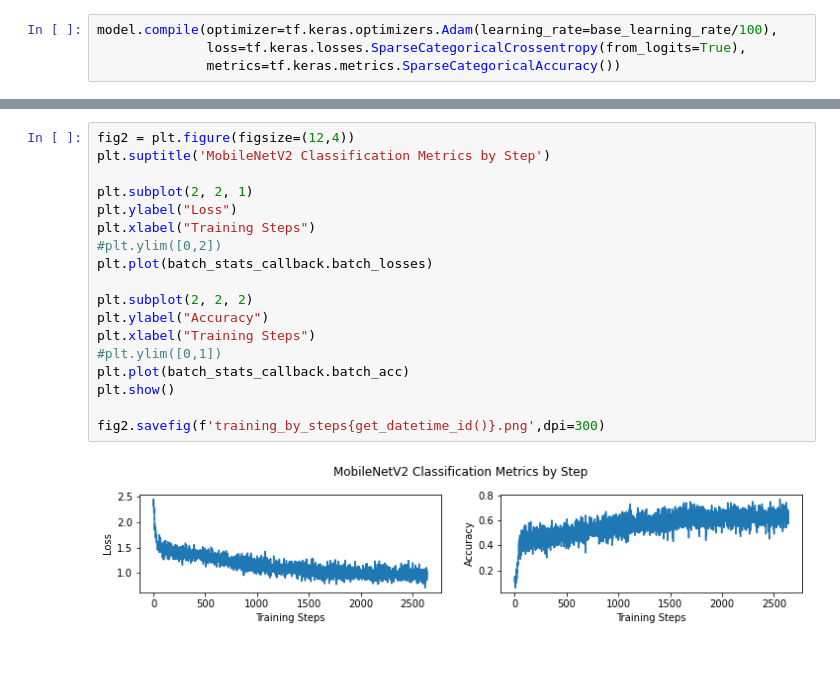
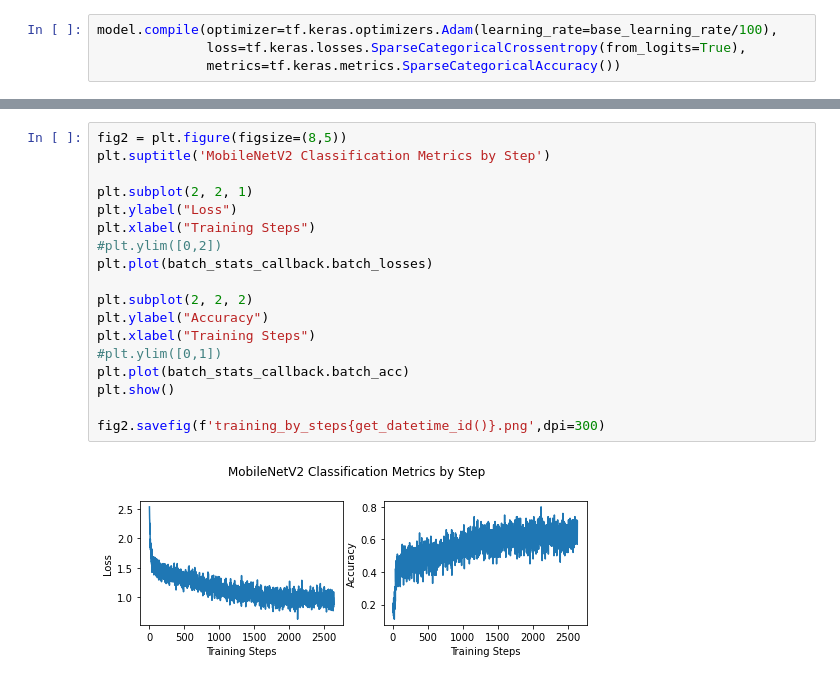
Before and after one commit to ryanhantruong/cbis-ddsm-classifier, a Jupyter notebook: Transfer_Learning_Classification.ipynb, the cells around one changed output, grey strips where cells are left out. Saved outputs shown, nothing was run; the diff lists cells and outputs as text.

```diff
--- a/Transfer_Learning_Classification.ipynb
+++ b/Transfer_Learning_Classification.ipynb
@@ -379,20 +401,20 @@ fig.savefig(f'training_by_epoch{get_datetime_id()}.png',dpi=300)
 # %%
-fig2 = plt.figure(figsize=(12,4))
+fig2 = plt.figure(figsize=(8,5))
 plt.suptitle('MobileNetV2 Classification Metrics by Step')
 
 plt.subplot(2, 2, 1)
 plt.ylabel("Loss")
 plt.xlabel("Training Steps")
 #plt.ylim([0,2])
 plt.plot(batch_stats_callback.batch_losses)
 
 plt.subplot(2, 2, 2)
 plt.ylabel("Accuracy")
 plt.xlabel("Training Steps")
 #plt.ylim([0,1])
 plt.plot(batch_stats_callback.batch_acc)
 plt.show()
 
 fig2.savefig(f'training_by_steps{get_datetime_id()}.png',dpi=300)
 # %% [output]
-[figure, old version]
+[figure, new version]
```
Also changed, not shown: parts of 6 cells of this notebook.
